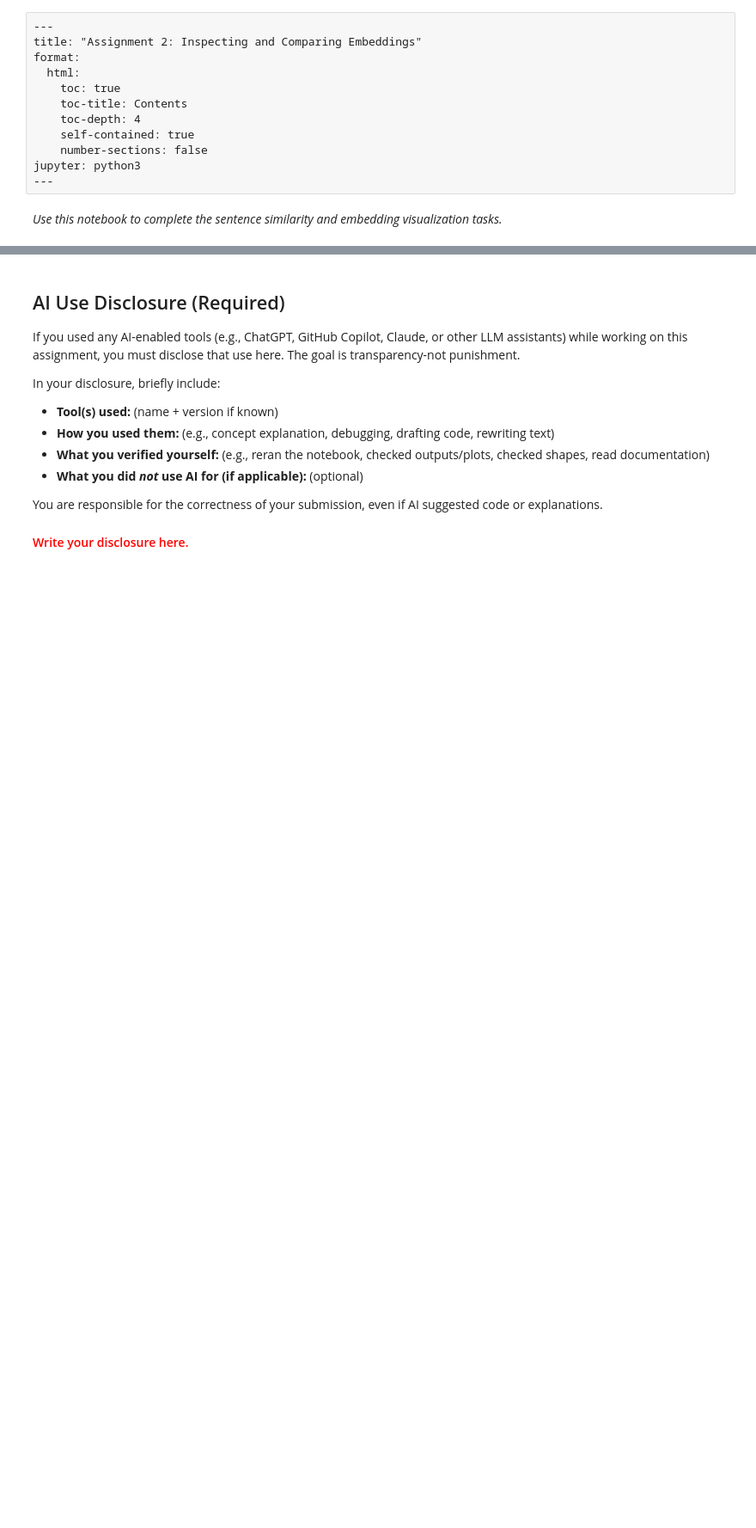
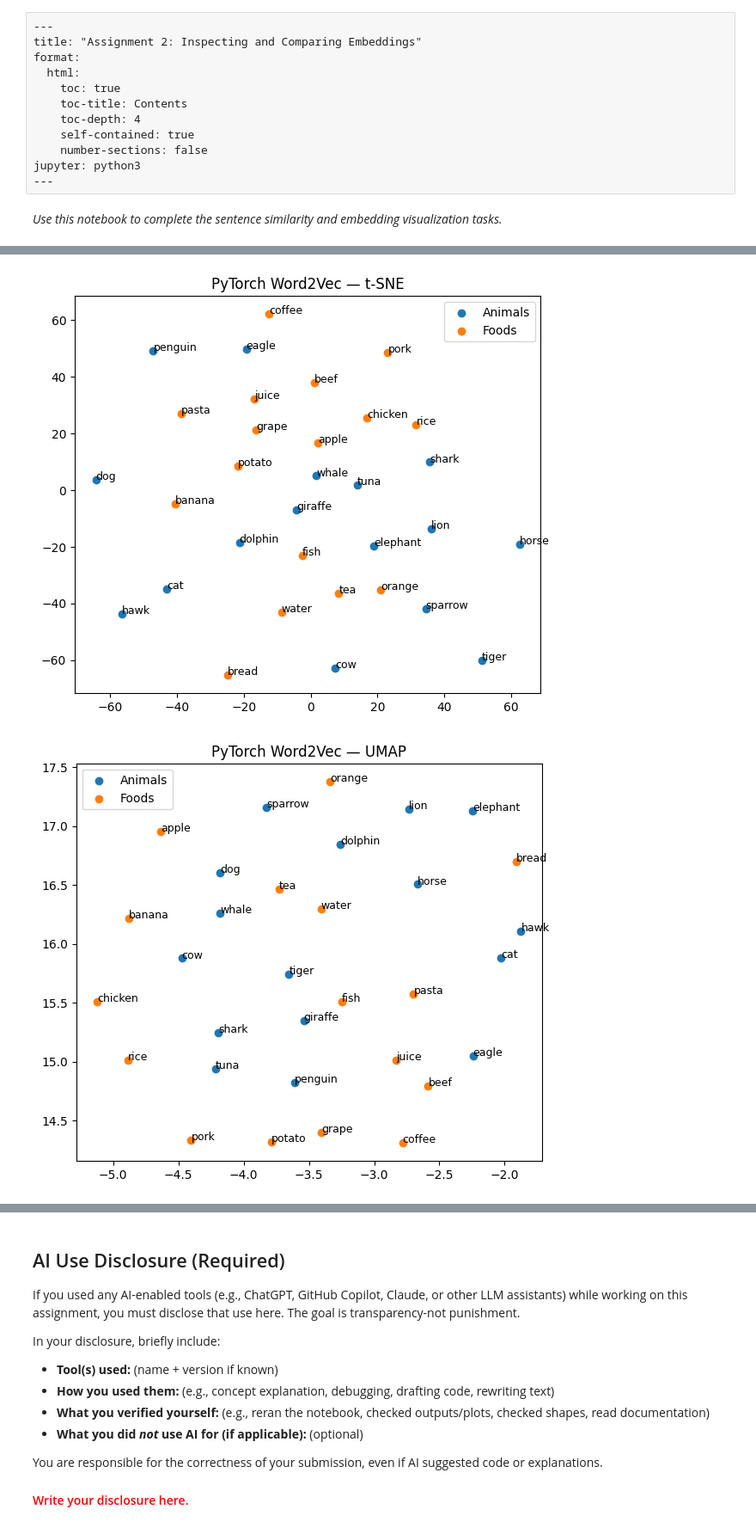
Before and after one commit to Anushka-De/stat359, a Jupyter notebook: student/Assignment_2/inspect_embeddings.ipynb, the cells around one changed output, grey strips where cells are left out. Shown at 86% size. Cells and saved outputs as stored; diff of their text form; code cells hidden in the pictures; blank space fills up the shorter version.

```diff
--- a/student/Assignment_2/inspect_embeddings.ipynb
+++ b/student/Assignment_2/inspect_embeddings.ipynb
@@ -64,0 +241,32 @@ FileNotFoundError: [Errno 2] No such file or directory: 'word2vec_embeddings.pkl
+# %%
+animals = [
+    'dog', 'cat', 'horse', 'cow',
+    'lion', 'tiger', 'elephant', 'giraffe',
+    'eagle', 'hawk', 'sparrow', 'penguin',
+    'shark', 'whale', 'dolphin', 'tuna'
+]
+
+foods = [
+    'apple', 'orange', 'banana', 'grape',
+    'bread', 'pasta', 'rice', 'potato',
+    'chicken', 'beef', 'pork', 'fish',
+    'coffee', 'tea', 'juice', 'water'
+]
+# %%
+def collect_vectors_matrix(words, embeddings, word2idx, label):
+    X, y, labels = [], [], []
+    for w in words:
+        if w in word2idx:
+            X.append(embeddings[word2idx[w]])
+            y.append(label)
+            labels.append(w)
+    return X, y, labels
+
+def collect_vectors_kv(words, kv, label):
+    X, y, labels = [], [], []
+    for w in words:
+        if w in kv:
+            X.append(kv[w])
+            y.append(label)
+            labels.append(w)
+    return X, y, labels
@@ -64,0 +317,16 @@ FileNotFoundError: [Errno 2] No such file or directory: 'word2vec_embeddings.pkl
+# %%
+X_a, y_a, l_a = collect_vectors_matrix(animals, pt_embeddings, pt_word2idx, 0)
+X_f, y_f, l_f = collect_vectors_matrix(foods, pt_embeddings, pt_word2idx, 1)
+
+X = X_a + X_f
+y = y_a + y_f
+labels = l_a + l_f
+
+X_tsne = run_tsne(X)
+plot_2d(X_tsne, y, labels, "PyTorch Word2Vec — t-SNE")
+
+X_umap = run_umap(X)
+plot_2d(X_umap, y, labels, "PyTorch Word2Vec — UMAP")
+# %% [output]
+[figure, added]
+[figure, added]
```
Also changed, not shown: parts of 19 cells of this notebook.
